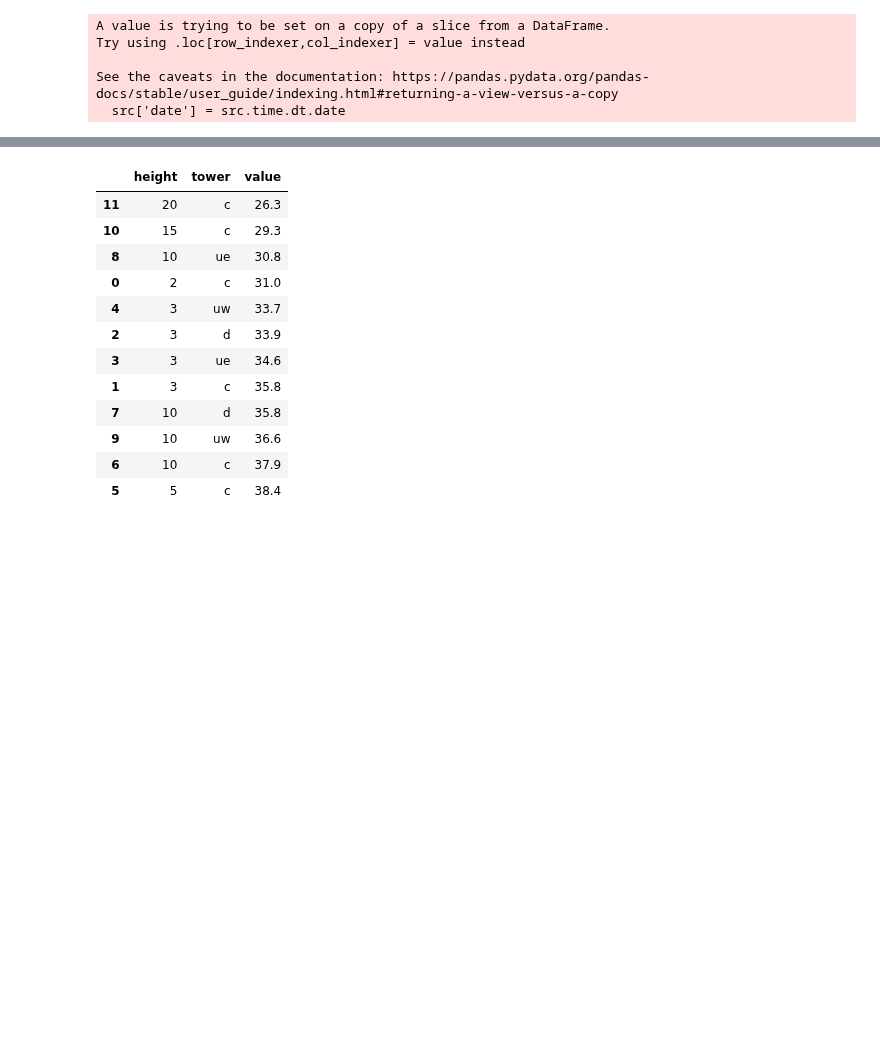
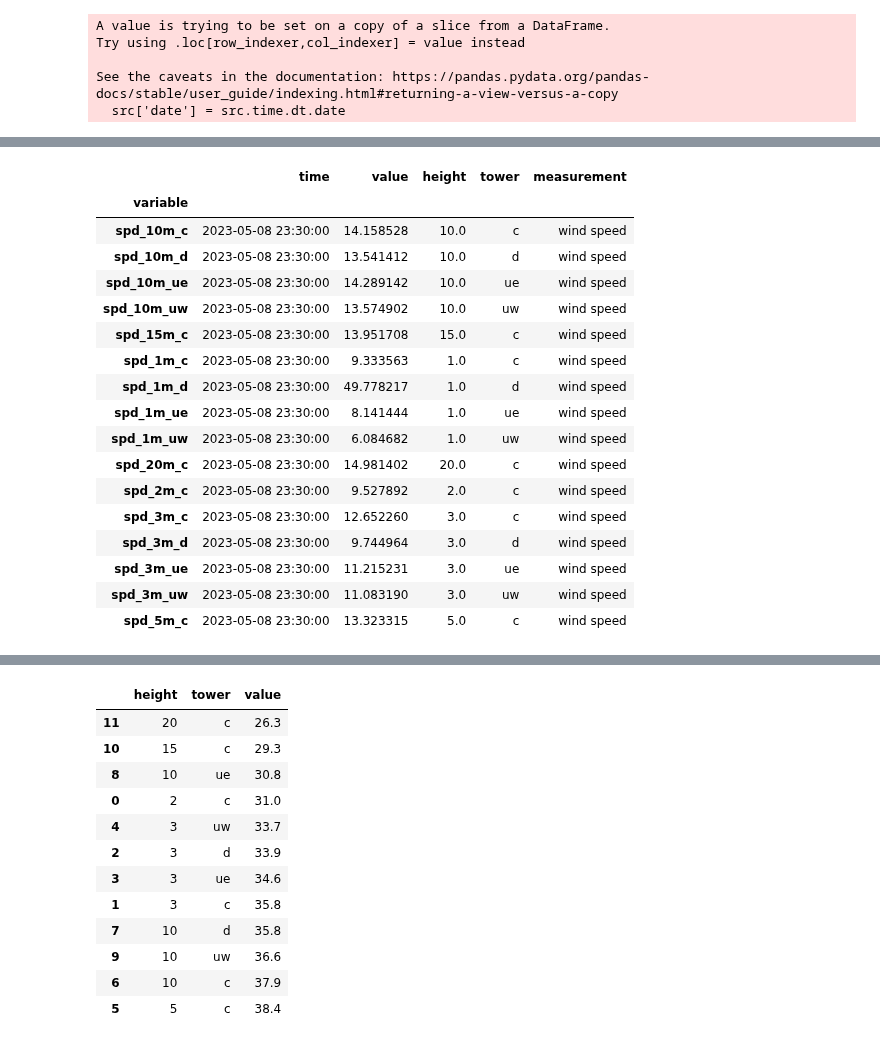
Before and after one commit to elischwat/sublimationofsnow, a Jupyter notebook: analysis/paper1/figure2.ipynb, the cells around one changed output, grey strips where cells are left out. Cells and saved outputs as stored; diff of their text form; code cells hidden in the pictures; blank space fills up the shorter version.

```diff
--- a/analysis/paper1/figure2.ipynb
+++ b/analysis/paper1/figure2.ipynb
@@ -644,3 +727,24 @@ wsc_chart
 )
 # %% [output]
 [interactive output not drawn]
+# %%
+tidy_df[tidy_df.measurement == 'wind speed'].groupby('variable').max()
+# %% [output]
+|  | time | value | height | tower | measurement |
+| variable |  |  |  |  |  |
+| spd_10m_c | 2023-05-08 23:30:00 | 14.158528 | 10.0 | c | wind speed |
+| spd_10m_d | 2023-05-08 23:30:00 | 13.541412 | 10.0 | d | wind speed |
+| spd_10m_ue | 2023-05-08 23:30:00 | 14.289142 | 10.0 | ue | wind speed |
+| spd_10m_uw | 2023-05-08 23:30:00 | 13.574902 | 10.0 | uw | wind speed |
+| spd_15m_c | 2023-05-08 23:30:00 | 13.951708 | 15.0 | c | wind speed |
+| spd_1m_c | 2023-05-08 23:30:00 | 9.333563 | 1.0 | c | wind speed |
+| spd_1m_d | 2023-05-08 23:30:00 | 49.778217 | 1.0 | d | wind speed |
+| spd_1m_ue | 2023-05-08 23:30:00 | 8.141444 | 1.0 | ue | wind speed |
+| spd_1m_uw | 2023-05-08 23:30:00 | 6.084682 | 1.0 | uw | wind speed |
+| spd_20m_c | 2023-05-08 23:30:00 | 14.981402 | 20.0 | c | wind speed |
+| spd_2m_c | 2023-05-08 23:30:00 | 9.527892 | 2.0 | c | wind speed |
+| spd_3m_c | 2023-05-08 23:30:00 | 12.652260 | 3.0 | c | wind speed |
+| spd_3m_d | 2023-05-08 23:30:00 | 9.744964 | 3.0 | d | wind speed |
+| spd_3m_ue | 2023-05-08 23:30:00 | 11.215231 | 3.0 | ue | wind speed |
+| spd_3m_uw | 2023-05-08 23:30:00 | 11.083190 | 3.0 | uw | wind speed |
+| spd_5m_c | 2023-05-08 23:30:00 | 13.323315 | 5.0 | c | wind speed |
```
Also changed, not shown: parts of 12 cells of this notebook, 2 other files.
